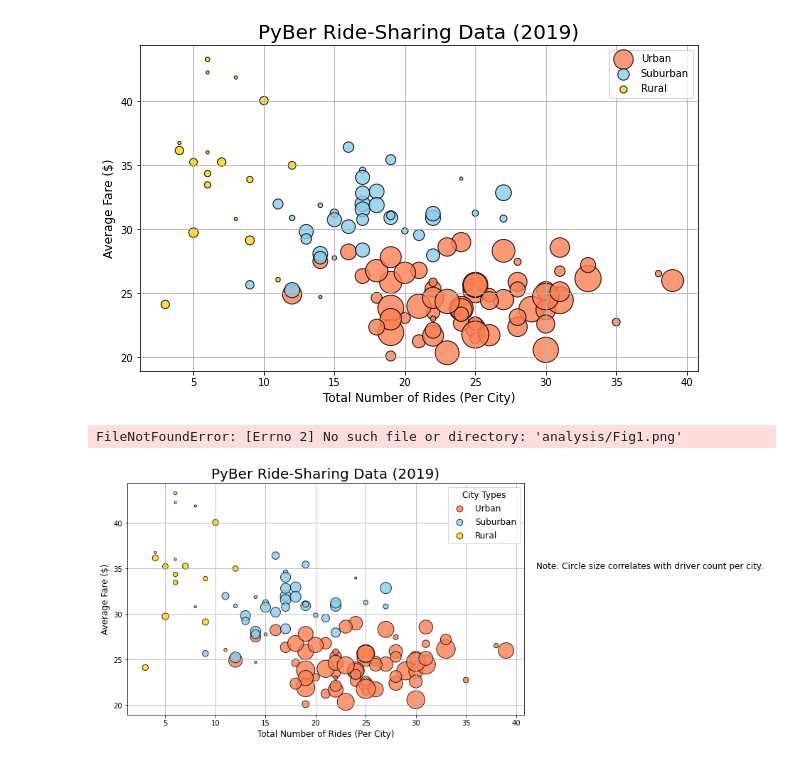
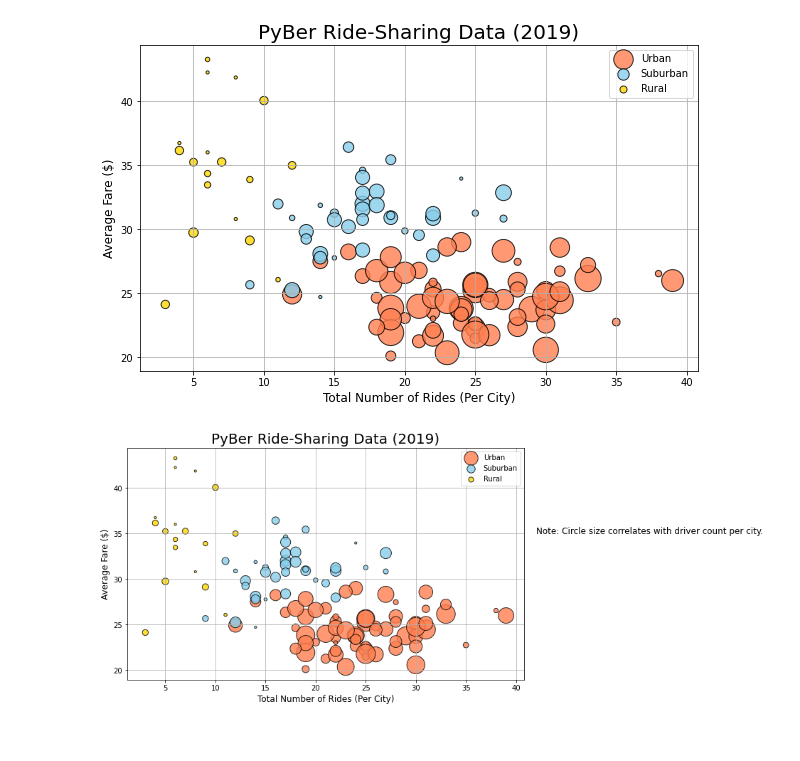
Before and after one commit to tonjakae/PyBer_Analysis, a Jupyter notebook: PyBer.ipynb, the cells around one changed output. Saved outputs shown, nothing was run; the diff lists cells and outputs as text; code cells hidden in the pictures.

Commit message:
added image files

```diff
--- a/PyBer.ipynb
+++ b/PyBer.ipynb
@@ -356,34 +356,40 @@ plt.scatter(urban_ride_count,
 plt.scatter(suburban_ride_count,
       suburban_avg_fare,
       s=10*suburban_driver_count, c="skyblue",
       edgecolor="black", linewidths=1,
       alpha=0.8, label="Suburban")
 
 plt.scatter(rural_ride_count,
       rural_avg_fare,
       s=10*rural_driver_count, c="gold",
       edgecolor="black", linewidths=1,
       alpha=0.8, label="Rural")
 
 # Incorporate the other graph properties
 plt.title("PyBer Ride-Sharing Data (2019)", fontsize=20)
 plt.ylabel("Average Fare ($)", fontsize=12)
 plt.xlabel("Total Number of Rides (Per City)", fontsize=12)
 plt.grid(True)
 
+# Add the legend.
+
 # Create a legend
 lgnd = plt.legend(fontsize="12", mode="Expanded",
          scatterpoints=1, loc="best", title="City Types")
 lgnd.legendHandles[0]._sizes = [75]
 lgnd.legendHandles[1]._sizes = [75]
 lgnd.legendHandles[2]._sizes = [75]
 lgnd.get_title().set_fontsize(12)
+
+plt.legend()
+# Show the plot
 # Incorporate a text label about circle size.
 plt.text(42, 35, "Note: Circle size correlates with driver count per city.", fontsize="12")
+
+
 # Save the figure.
-plt.savefig("analysis/Fig1.png")
-# Show the plot
+plt.savefig("Resources/Images/Fig1.png")
+
 plt.show()
 # %% [output]
-FileNotFoundError: [Errno 2] No such file or directory: 'analysis/Fig1.png'
-[figure, old version]
+[figure, new version]
```
Also changed, not shown: parts of 54 cells of this notebook, 6 other files.
